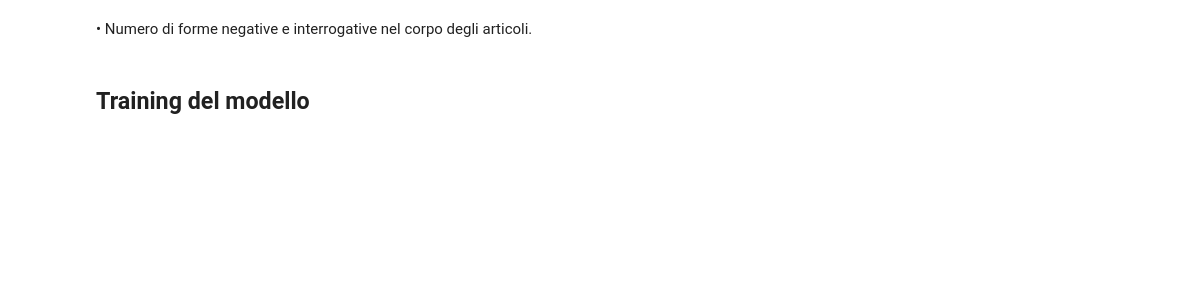
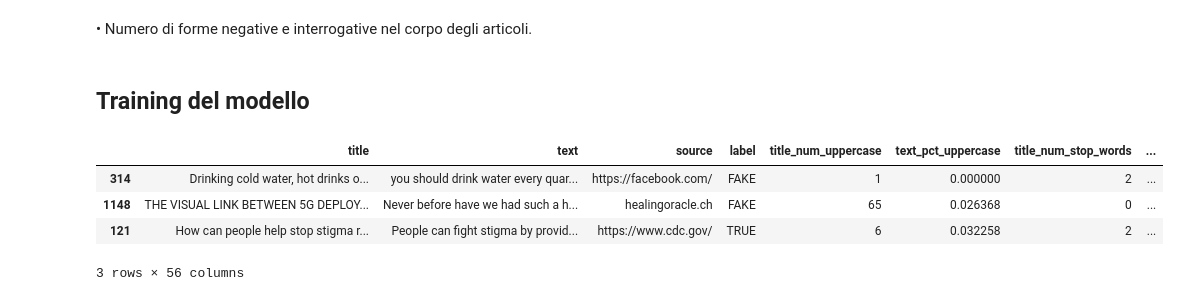
Before and after one commit to alescardicchio/COVID19-FakeNewsDetection, a Jupyter notebook: covidfakenews.ipynb, the cells around one changed output. Saved outputs shown, nothing was run; the diff lists cells and outputs as text; code cells hidden in the pictures; blank space fills up the shorter version.

```diff
--- a/covidfakenews.ipynb
+++ b/covidfakenews.ipynb
@@ -308,0 +365,8 @@ X_test = scaler.transform(X_test)
+# %%
+dataset.sample(3)
+# %% [output]
+|  | title | text | source | label | title_num_uppercase | text_pct_uppercase | title_num_stop_words | ... |
+| 314 | Drinking cold water, hot drinks o... | you should drink water every quar... | https://facebook.com/ | FAKE | 1 | 0.000000 | 2 | ... |
+| 1148 | THE VISUAL LINK BETWEEN 5G DEPLOY... | Never before have we had such a h... | healingoracle.ch | FAKE | 65 | 0.026368 | 0 | ... |
+| 121 | How can people help stop stigma r... | People can fight stigma by provid... | https://www.cdc.gov/ | TRUE | 6 | 0.032258 | 2 | ... |
+3 rows × 56 columns
```
Also changed, not shown: parts of 30 cells of this notebook.
